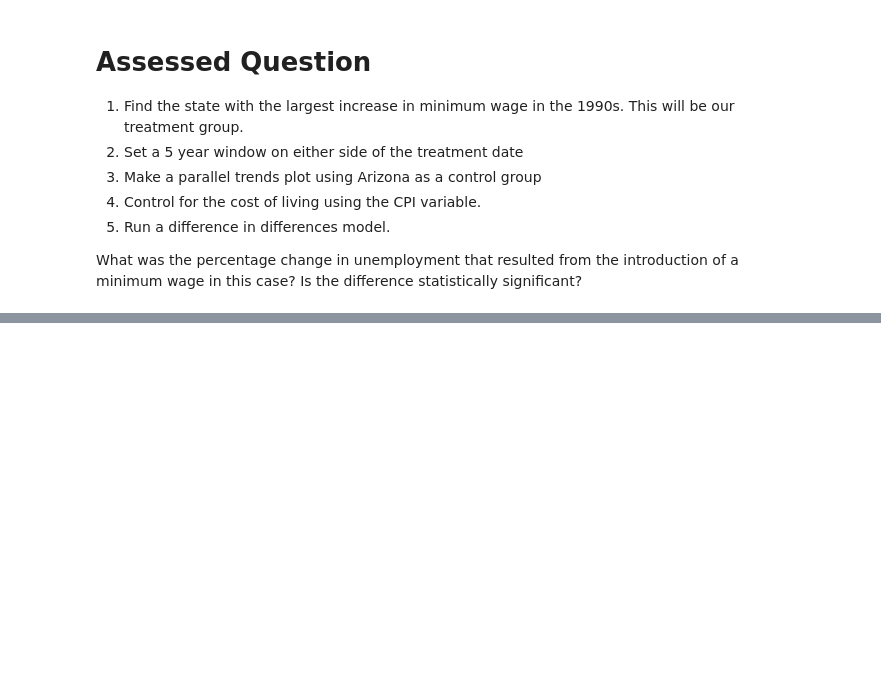
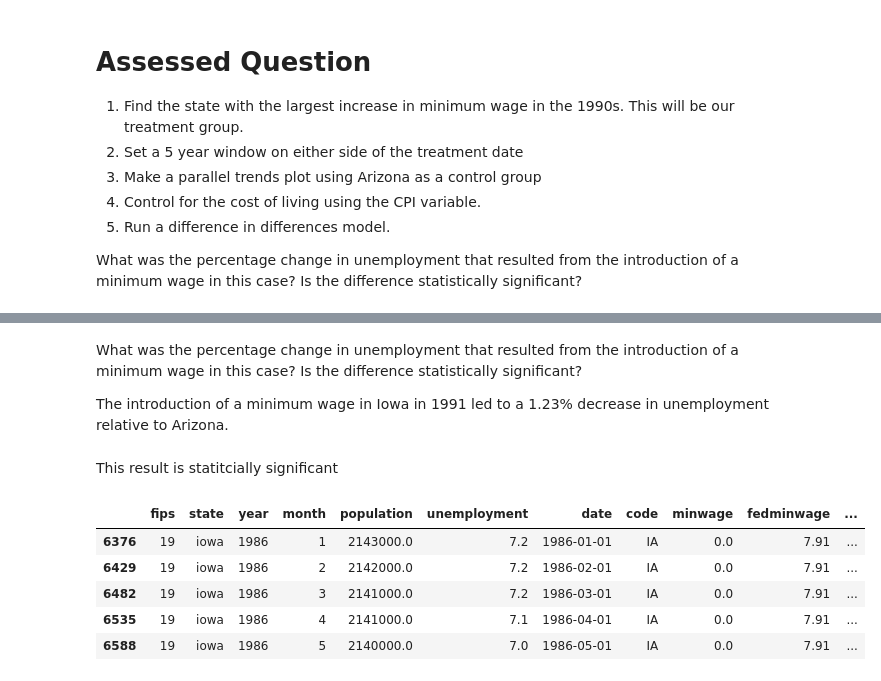
Before and after one commit to Maiasamberger/QM2, a Jupyter notebook: notebooks_2025_option_2/W08. Diff-in-Diff.ipynb, the cells around one changed output, grey strips where cells are left out. Drawn from its saved outputs; the diff is of its cells as text; code cells hidden in the pictures; blank space fills up the shorter version.

```diff
--- a/notebooks_2025_option_2/W08. Diff-in-Diff.ipynb
+++ b/notebooks_2025_option_2/W08. Diff-in-Diff.ipynb
@@ -335,0 +577,4 @@ What was the percentage change in unemployment that resulted from the introducti
+# %%
+df_plot['post']=np.where(df_plot['date']>=treatment_date,1,0) # create a variable that is 1 if the date is after the minimum wage increase and 0 otherwise
+df_plot['treatment']=np.where(df_plot['state']=='iowa',1,0) # create a variable that is 1 if the state is new jersey (i.e., the treatment group) and 0 for pennsylvania (the control group)
+df_plot['post_treatment']=df_plot['post']*df_plot['treatment'] # create a variable that is 1 if the date is after the minimum wage increase and the state is new jersey and 0 otherwise
@@ -335,0 +604,15 @@ What was the percentage change in unemployment that resulted from the introducti
+# %% [markdown]
+What was the percentage change in unemployment that resulted from the introduction of a minimum wage in this case? Is the difference statistically significant?
+
+The introduction of a minimum wage in Iowa in 1991 led to a 1.23% decrease in unemployment relative to Arizona.
+# %% [markdown]
+This result is statitcially significant
+# %%
+df_plot.head()
+# %% [output]
+|  | fips | state | year | month | population | unemployment | date | code | minwage | fedminwage | ... |
+| 6376 | 19 | iowa | 1986 | 1 | 2143000.0 | 7.2 | 1986-01-01 | IA | 0.0 | 7.91 | ... |
+| 6429 | 19 | iowa | 1986 | 2 | 2142000.0 | 7.2 | 1986-02-01 | IA | 0.0 | 7.91 | ... |
+| 6482 | 19 | iowa | 1986 | 3 | 2141000.0 | 7.2 | 1986-03-01 | IA | 0.0 | 7.91 | ... |
+| 6535 | 19 | iowa | 1986 | 4 | 2141000.0 | 7.1 | 1986-04-01 | IA | 0.0 | 7.91 | ... |
+| 6588 | 19 | iowa | 1986 | 5 | 2140000.0 | 7.0 | 1986-05-01 | IA | 0.0 | 7.91 | ... |
```
Also changed, not shown: parts of 20 cells of this notebook.
